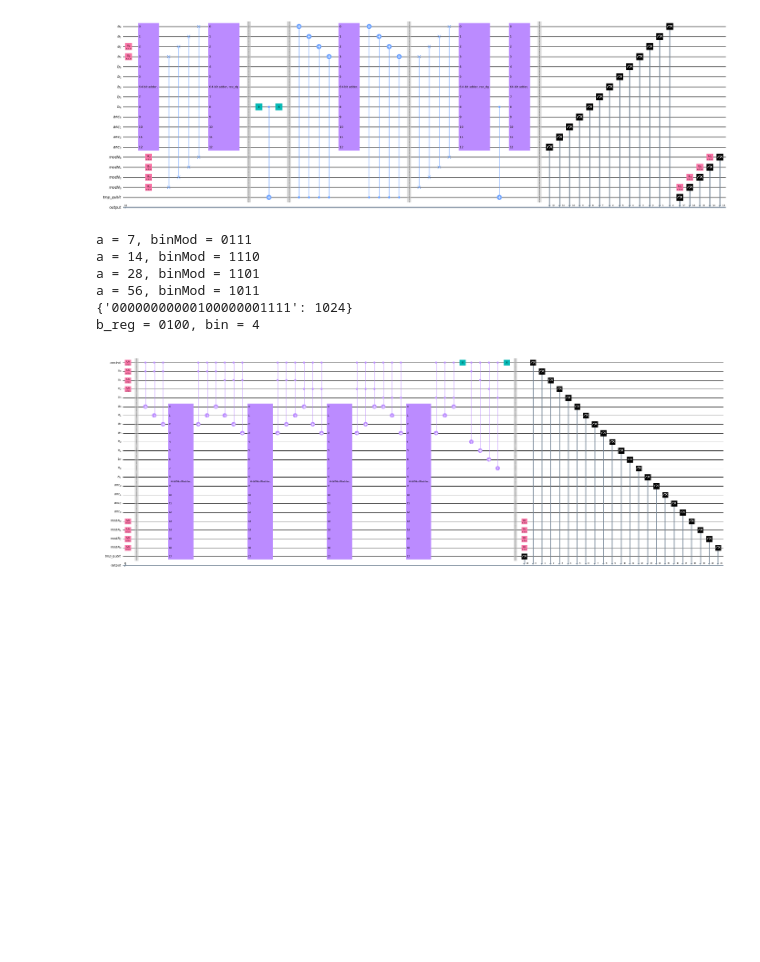
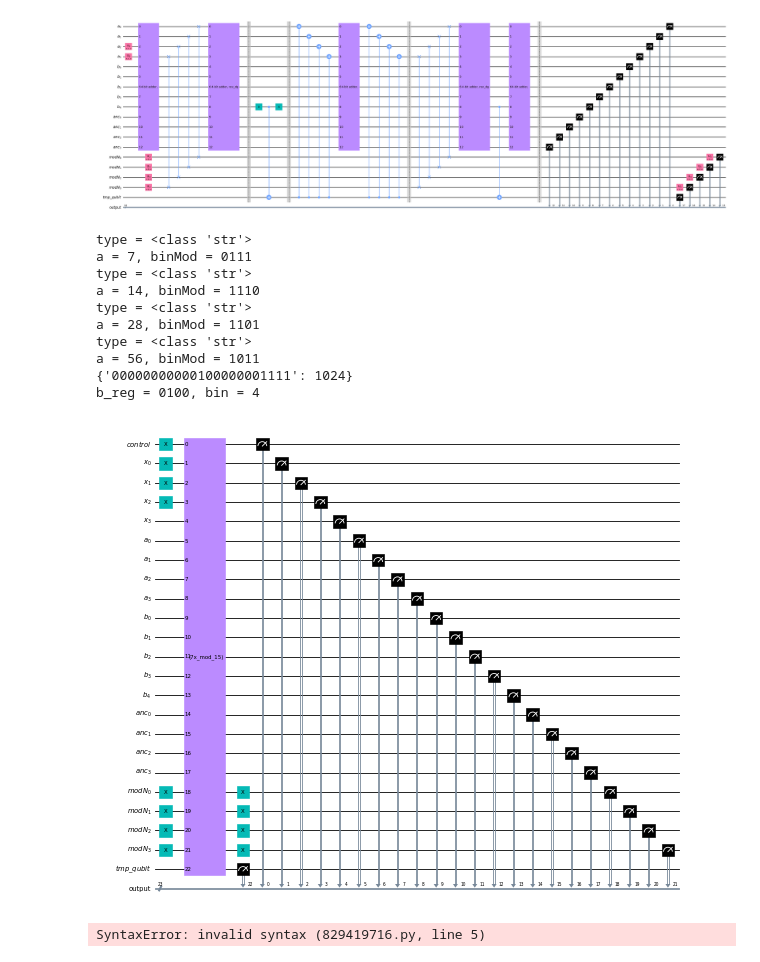
Before and after one commit to JuliuszSyrewicz/quantumFactorization, a Jupyter notebook: QFT.ipynb, the cells around one changed output. Saved outputs shown, nothing was run; the diff lists cells and outputs as text; code cells hidden in the pictures; blank space fills up the shorter version.

```diff
--- a/QFT.ipynb
+++ b/QFT.ipynb
@@ -186,32 +186,52 @@ qc.x(reg_x[i] for i in [0,1, 2])
 
 # set N to 15
 qc.x(reg_N[i] for i in range(n))
 
 
 qc.append(nbitModNMultiplier(n, g, N, reg_c_qubit, reg_x, reg_a, reg_b, reg_anc, reg_N, reg_tmp_qubit), reg_c_qubit[0:1] + reg_x[0:n] + reg_a[0:n] + reg_b[0:n + 1] + reg_anc[0:n] + reg_N[0:n] + reg_tmp_qubit[0:1])
 
 # revert N to zeros
 qc.x(reg_N[i] for i in range(n))
 
 qc.measure(range(no_qubits), range(no_qubits))
 
 simulator = Aer.get_backend('qasm_simulator')
 job_sim = simulator.run(qk.transpile(qc, simulator), shots=1024)
 result_sim = job_sim.result()
 counts = result_sim.get_counts(qc)
 print(counts)
 
 for key in counts:
     b_reg = key[(2*n+2):3*n+2]
     print("b_reg = {}, bin = {}".format(b_reg, int(b_reg, 2)))
 
-reps = 1
+reps = 0
 qc.decompose(reps=reps).draw(output="mpl", fold=-1, scale=0.3, filename="circuits/{}-bitModNMultiplier{}".format(n, "(decomposed)" if reps > 0 else ""))
 # %% [output]
+type = <class 'str'>
 a = 7, binMod = 0111
+type = <class 'str'>
 a = 14, binMod = 1110
+type = <class 'str'>
 a = 28, binMod = 1101
+type = <class 'str'>
 a = 56, binMod = 1011
 {'00000000000100000001111': 1024}
 b_reg = 0100, bin = 4
-[figure, old version]
+[figure, new version]
+# %%
+# modular exponentiation mod N
+n = 4
+no_qubits = 6 * n + 3
+
+reg_exp = QuantumRegister(n, name = "exp")
+reg_c_qubit = QuantumRegister(1, name="control")
+reg_x = QuantumRegister(n, name="x")
+reg_a = QuantumRegister(n, name="a")
+reg_b = QuantumRegister(n + 1, name="b")
+reg_anc = QuantumRegister(n, name="anc")
+reg_N = QuantumRegister(n, name="modN")
+reg_tmp_qubit = QuantumRegister(1, name="tmp_qubit")
+cr = ClassicalRegister(no_qubits, name="output")
+# %% [output]
+SyntaxError: invalid syntax (829419716.py, line 5)
```
Also changed, not shown: 1 other file.
